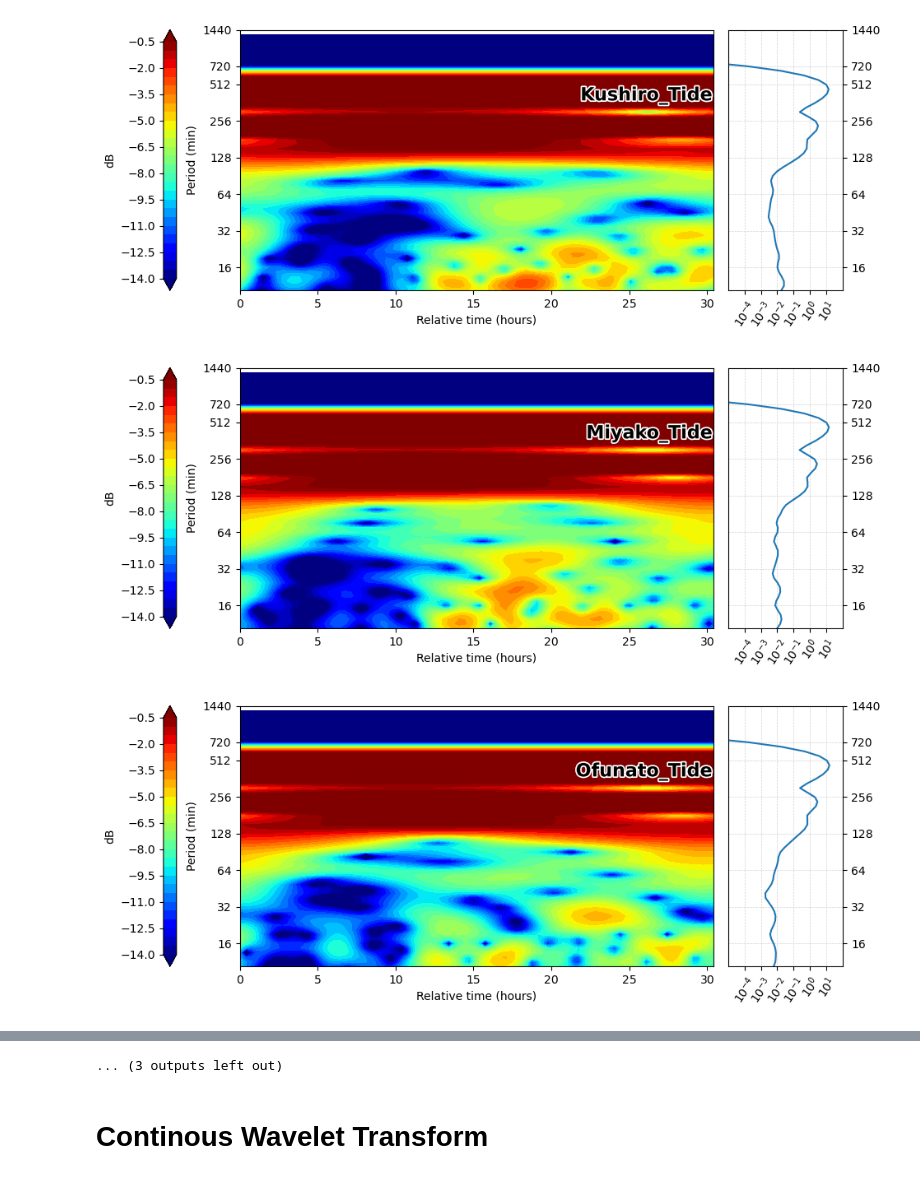
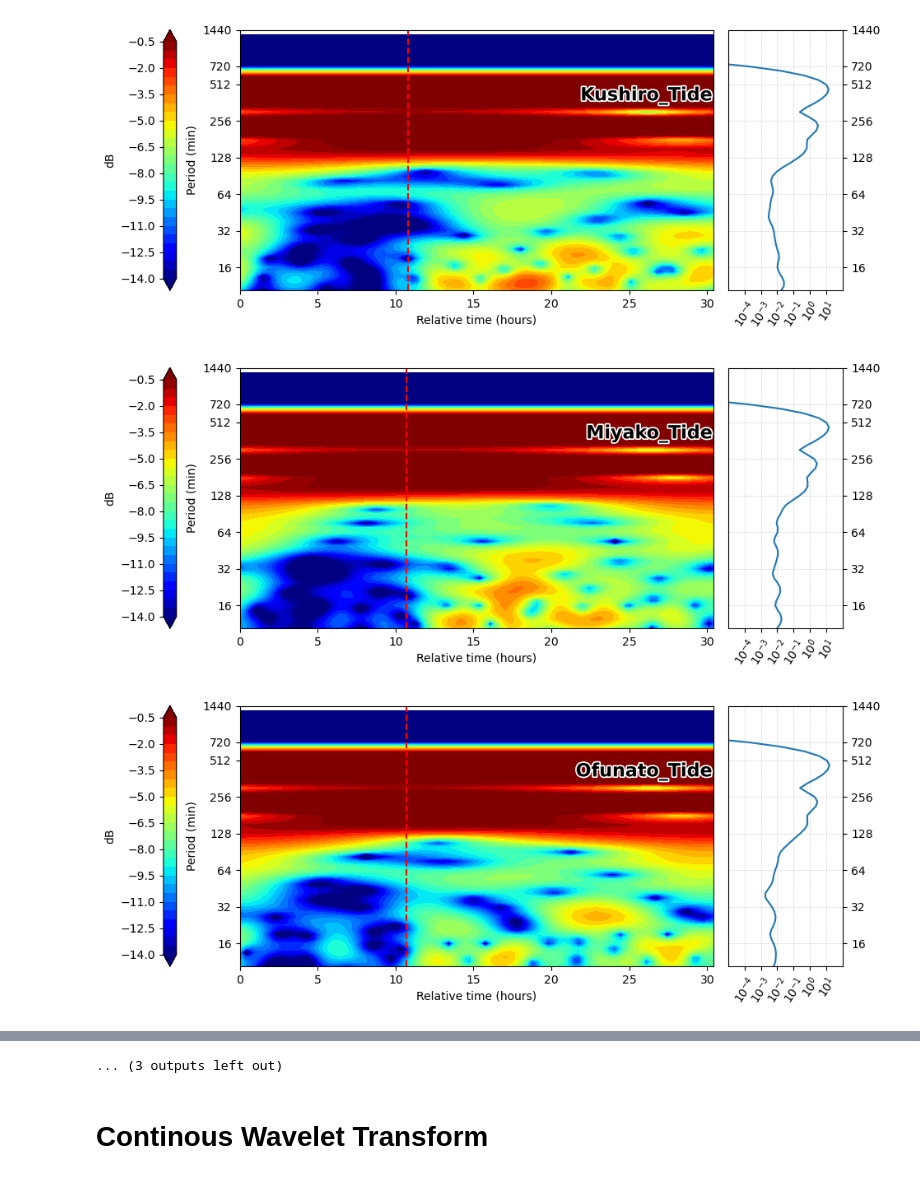
Before and after one commit to erick2307/tsunami_period_analysis, a Jupyter notebook: japan_cwt/WaveletAnalysis_Japan.ipynb, the cells around one changed output, grey strips where cells are left out. Cells and saved outputs as stored; diff of their text form; code cells hidden in the pictures.

Commit message:
added ttt arrival times
 -based on Station_withTTT.csv file

```diff
--- a/japan_cwt/WaveletAnalysis_Japan.ipynb
+++ b/japan_cwt/WaveletAnalysis_Japan.ipynb
@@ -21,0 +22,5 @@ Shape:(376, 15)
+# %%
+dftt = pd.read_csv('./tide_japan.csv',index_col=0)
+dftt = dftt[100:-100]
+print(f'Shape:{dftt.shape}')
+dftt.head()
@@ -21,0 +36,5 @@ Shape:(376, 15)
+# %%
+ttt = pd.read_csv('../data/Station_withTTT.csv',usecols=[0,1,2,3])
+# %%
+for i,st in ttt.iterrows():
+    print(st.Station, st.minutes)
@@ -22,6 +57,6 @@ Shape:(376, 15)
 # %%
 # colores = ['#e6194B','#f58231','#ffe119','#bfef45','#3cb44b','#42d4f4','#4363d8','#911eb4','#f032e6']
-def plot_stations(data,stations):
+def plot_stations(data,stations,min):
     t_total = data.shape[0]*5/60. #horas
     alto  = 4
     ancho = 10
@@ -65,6 +100,8 @@ def plot_stations(data,stations):
         cs = ax.contourf(time,np.log2(period),np.log2(power),np.log2(levels),cmap=plt.cm.jet,extend='both')
         txtl = ax.text(t_total-1,np.log2(500),stations[i],fontsize=16, fontweight='bold',horizontalalignment='right',verticalalignment='top')
         txtl.set_path_effects([PathEffects.withStroke(linewidth=2.5, foreground='w')])
+        if min != 0:
+            ax.axvline(min,ls='--',color='r')
         Yticks = 2**np.log2([8, 16, 32, 64, 128, 256, 512, 720, 1440 ])
         ax.set_yticks(np.log2(Yticks))
         ax.set_yticklabels([8, 16, 32, 64, 128, 256, 512, 720, 1440])
@@ -99,8 +136,14 @@ stations = dftk.columns.to_list()
 # %%
-for row in dftk.iteritems():
+for row in dftt.iteritems():
     data = row[1].to_numpy()
-    plot_stations(data,stations=[row[0]])
+    for i,st in ttt.iterrows():
+        if st.Station == row[0][:-5]:
+            minutes = st.minutes / 60.0
+            break
+        else:
+            minutes = 0
+    plot_stations(data,stations=[row[0]],min=minutes)
 # %% [output]
-[figure, old version]
+[figure, new version]
-[figure, old version]
+[figure, new version]
-[figure, old version]
+[figure, new version]
```
Also changed, not shown: parts of 6 cells of this notebook, 32 other files.
